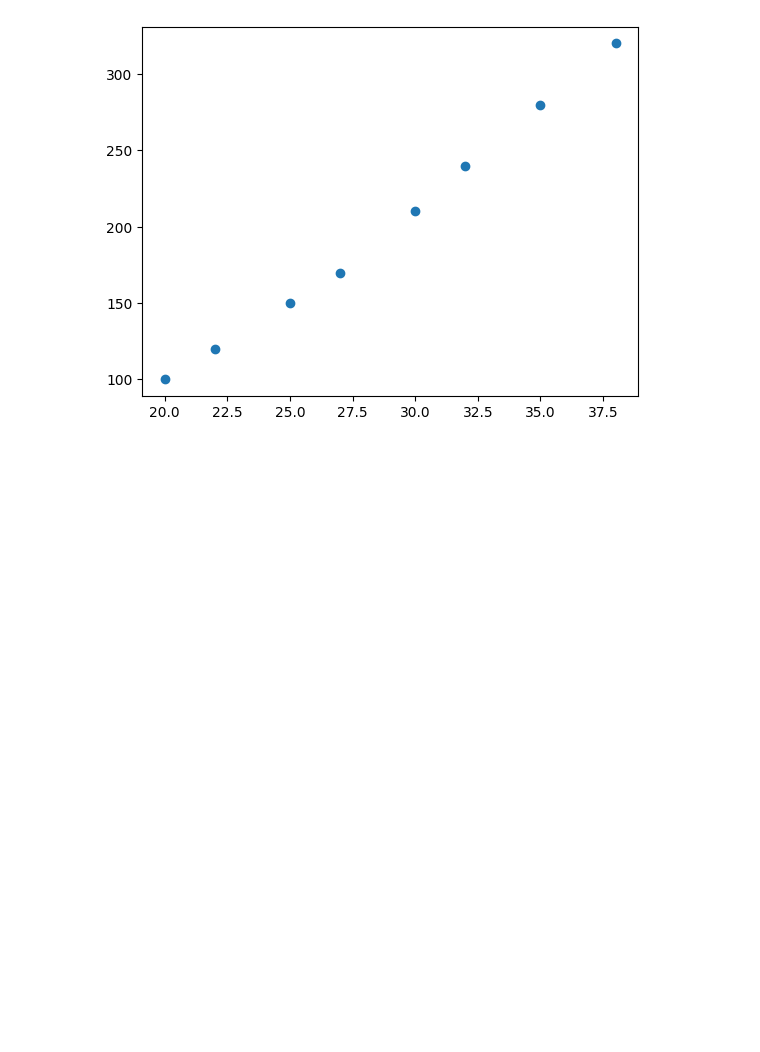
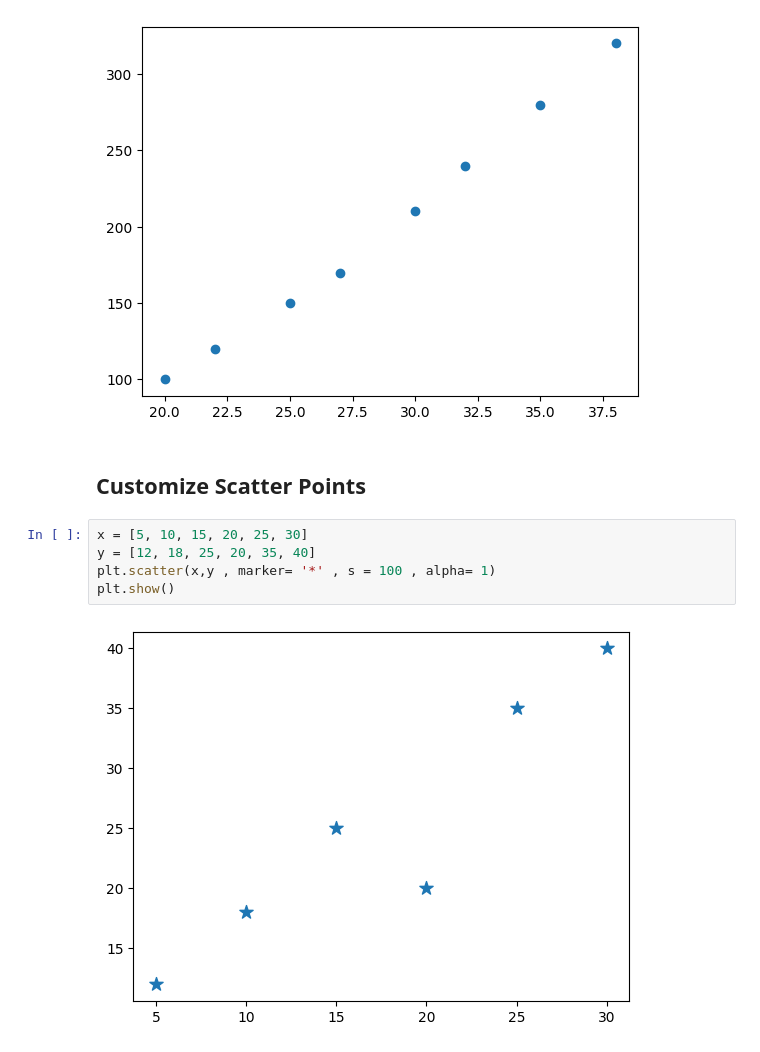
Before and after one commit to wahidali4321/Python-For-Machine-learning-, a Jupyter notebook: Python For machine learning.ipynb, the cells around one changed output. Saved outputs shown, nothing was run; the diff lists cells and outputs as text; blank space fills up the shorter version.

Commit message:
Customize Scatter Points

```diff
--- a/Python For machine learning.ipynb
+++ b/Python For machine learning.ipynb
@@ -1105,3 +1105,12 @@ plt.scatter(temperature , sales)
 plt.show()
 # %% [output]
 [figure]
+# %% [markdown]
+## Customize Scatter Points
+# %%
+x = [5, 10, 15, 20, 25, 30]
+y = [12, 18, 25, 20, 35, 40]
+plt.scatter(x,y , marker= '*' , s = 100 , alpha= 1)
+plt.show()
+# %% [output]
+[figure, added]
```
